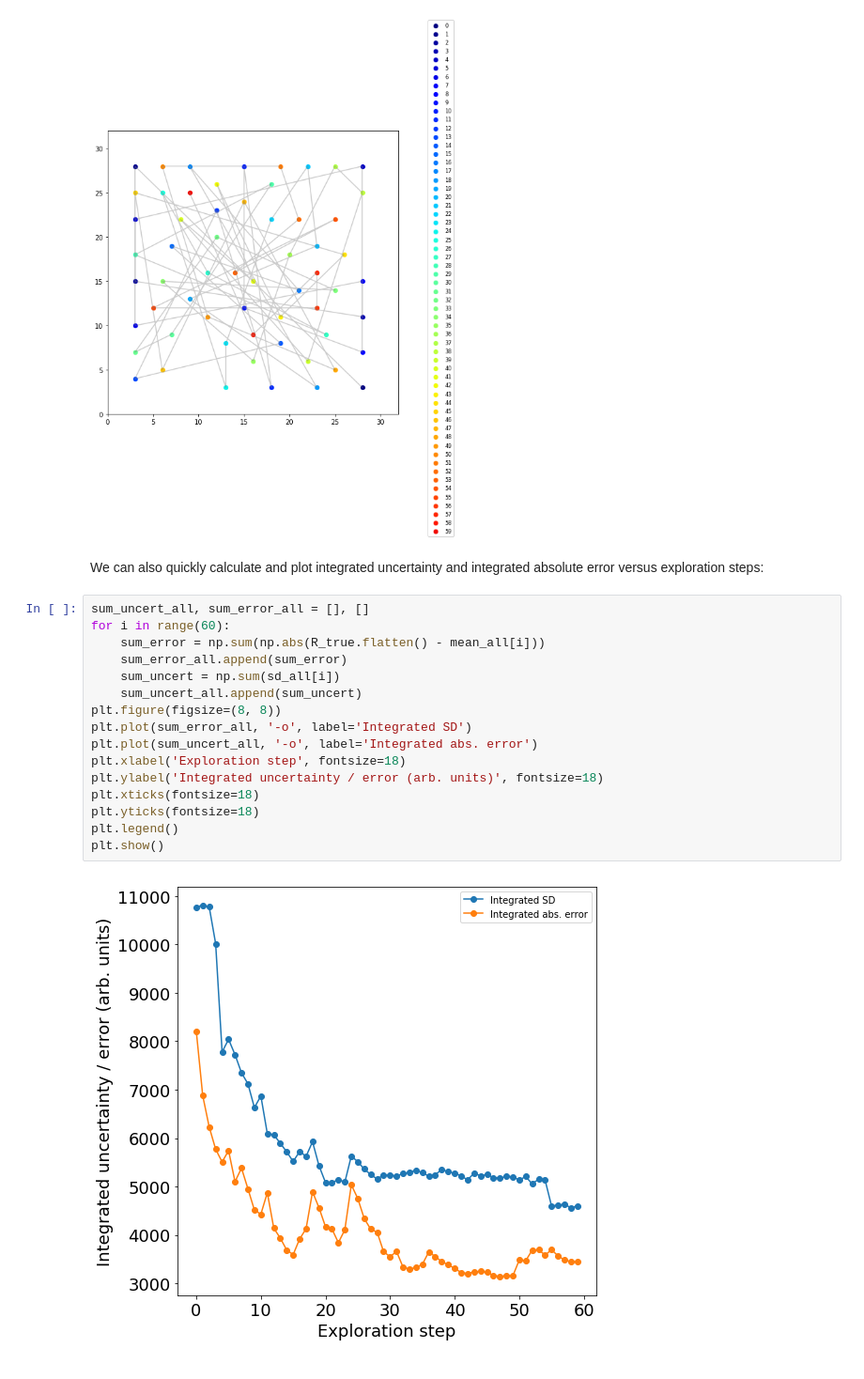
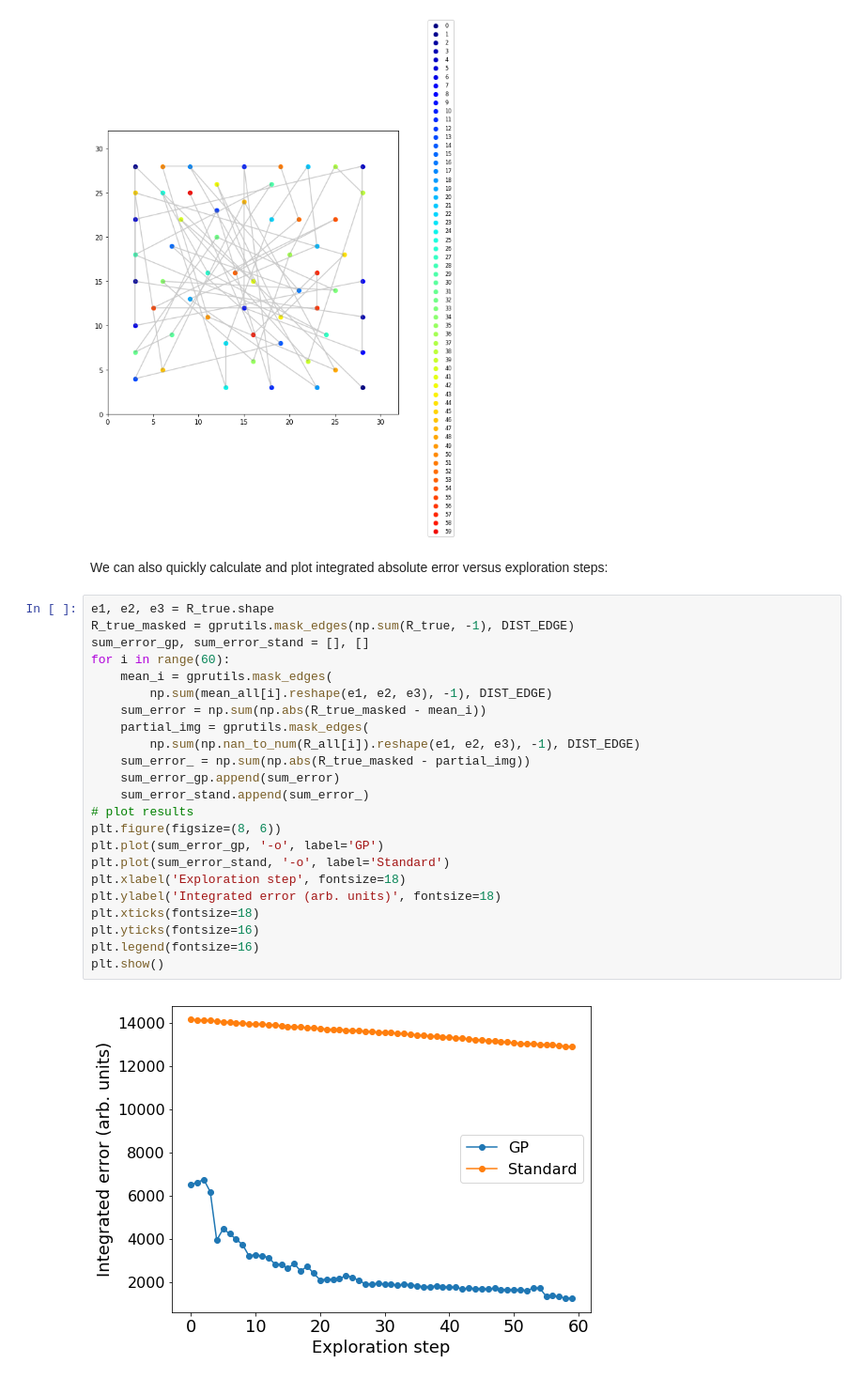
Before and after one commit to ziatdinovmax/GP, a Jupyter notebook: notebooks/GP_BEPFM.ipynb, the cells around one changed output. Shown at 94% size. Drawn from its saved outputs; the diff is of its cells as text.

```diff
--- a/notebooks/GP_BEPFM.ipynb
+++ b/notebooks/GP_BEPFM.ipynb
@@ -387,22 +387,29 @@ ax.legend(fontsize='small', bbox_to_anchor=(1.2, 1.4))
 <matplotlib.legend.Legend at 0x...>
 [figure]
 # %% [markdown]
-We can also quickly calculate and plot integrated uncertainty and integrated absolute error versus exploration steps:
+We can also quickly calculate and plot integrated absolute error versus exploration steps:
 # %%
-sum_uncert_all, sum_error_all = [], []
+e1, e2, e3 = R_true.shape
+R_true_masked = gprutils.mask_edges(np.sum(R_true, -1), DIST_EDGE)
+sum_error_gp, sum_error_stand = [], []
 for i in range(60):
-    sum_error = np.sum(np.abs(R_true.flatten() - mean_all[i]))
-    sum_error_all.append(sum_error)
-    sum_uncert = np.sum(sd_all[i])
-    sum_uncert_all.append(sum_uncert)
-plt.figure(figsize=(8, 8))
-plt.plot(sum_error_all, '-o', label='Integrated SD')
-plt.plot(sum_uncert_all, '-o', label='Integrated abs. error')
+    mean_i = gprutils.mask_edges(
+        np.sum(mean_all[i].reshape(e1, e2, e3), -1), DIST_EDGE)
+    sum_error = np.sum(np.abs(R_true_masked - mean_i))
+    partial_img = gprutils.mask_edges(
+        np.sum(np.nan_to_num(R_all[i]).reshape(e1, e2, e3), -1), DIST_EDGE)
+    sum_error_ = np.sum(np.abs(R_true_masked - partial_img))
+    sum_error_gp.append(sum_error)
+    sum_error_stand.append(sum_error_)
+# plot results
+plt.figure(figsize=(8, 6))
+plt.plot(sum_error_gp, '-o', label='GP')
+plt.plot(sum_error_stand, '-o', label='Standard')
 plt.xlabel('Exploration step', fontsize=18)
-plt.ylabel('Integrated uncertainty / error (arb. units)', fontsize=18)
+plt.ylabel('Integrated error (arb. units)', fontsize=18)
 plt.xticks(fontsize=18)
-plt.yticks(fontsize=18)
-plt.legend()
+plt.yticks(fontsize=16)
+plt.legend(fontsize=16)
 plt.show()
 # %% [output]
-[figure, old version]
+[figure, new version]
```
Also changed, not shown: parts of 10 cells of this notebook.
